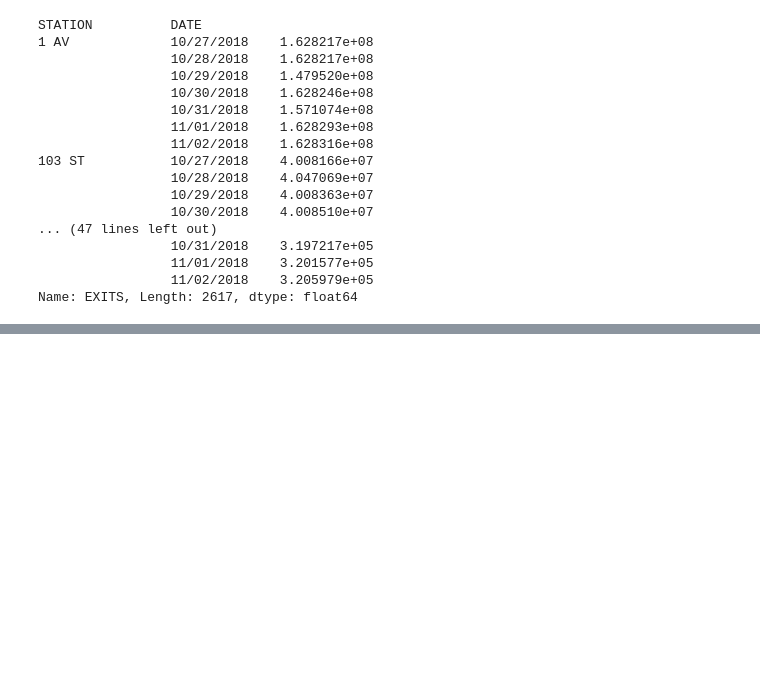
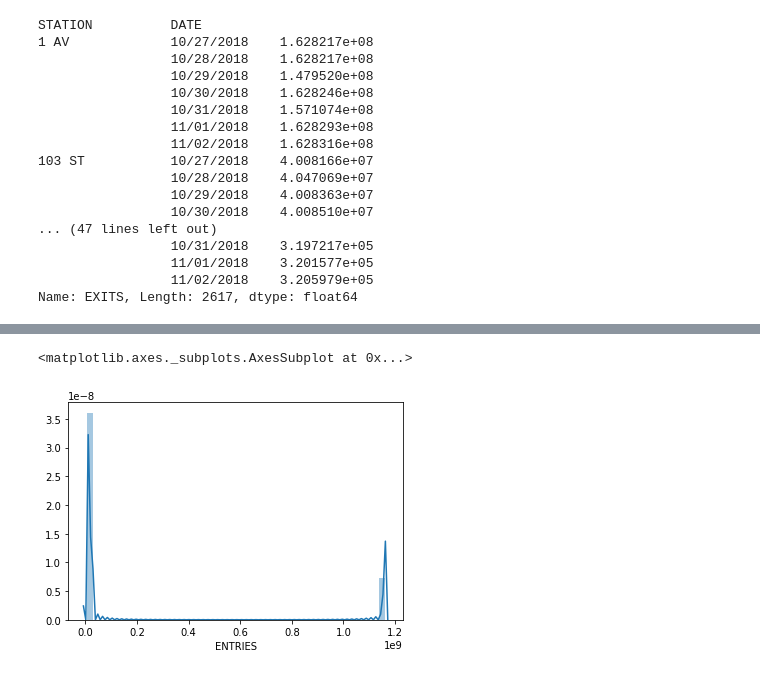
Before and after one commit to swlew369/Subway, a Jupyter notebook: Subway_Nov3_2018/subway_Nov_3.ipynb, the cells around one changed output, grey strips where cells are left out. Cells and saved outputs as stored; diff of their text form; code cells hidden in the pictures; blank space fills up the shorter version.

```diff
--- a/Subway_Nov3_2018/subway_Nov_3.ipynb
+++ b/Subway_Nov3_2018/subway_Nov_3.ipynb
@@ -156,0 +214,5 @@ Name: EXITS, Length: 2617, dtype: float64
+# %%
+sns.distplot(df_columbia['ENTRIES'])
+# %% [output]
+<matplotlib.axes._subplots.AxesSubplot at 0x...>
+[figure, added]
```
Also changed, not shown: parts of 15 cells of this notebook.
